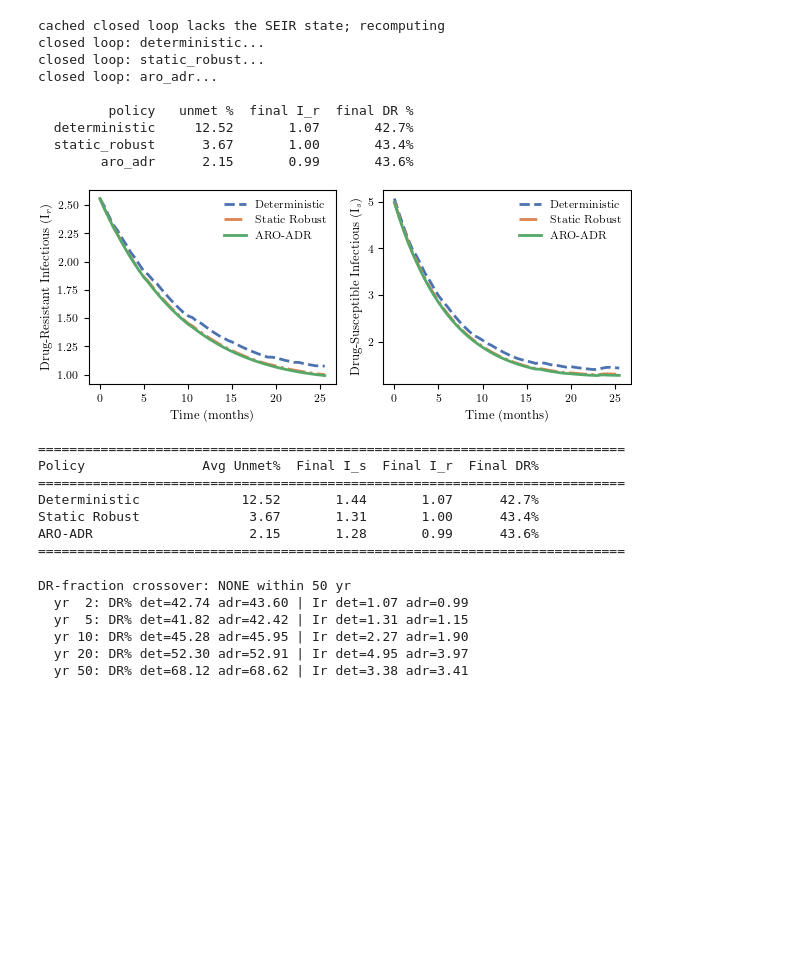
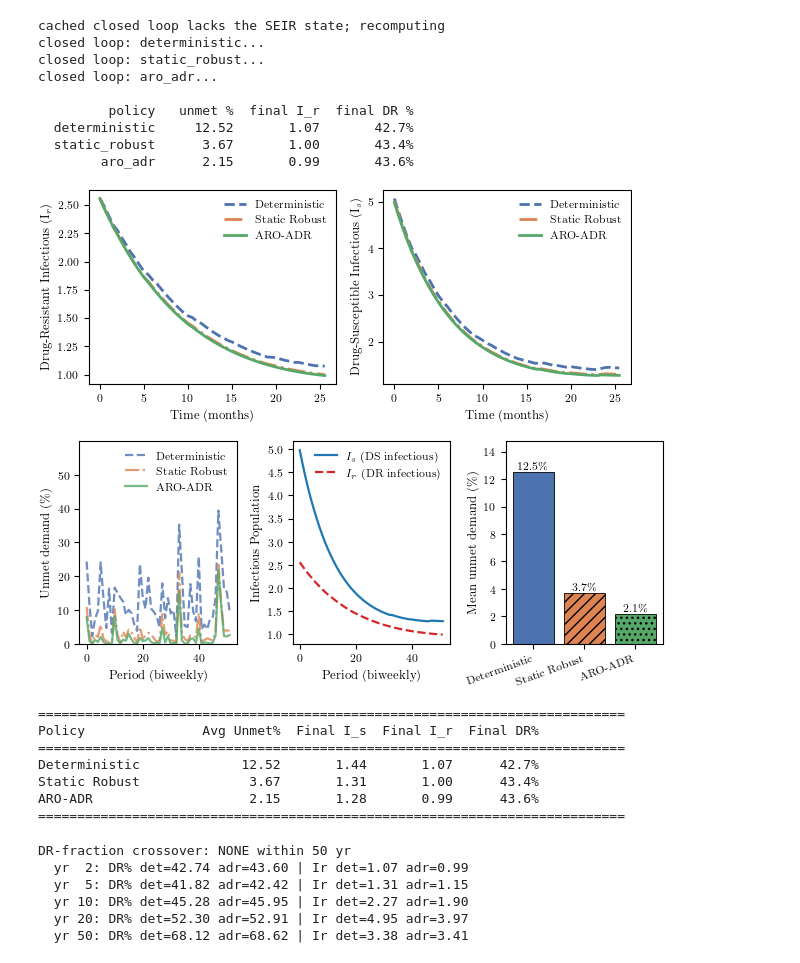
Before and after one commit to mistershilai/thesiscode2026, a Jupyter notebook: national_pipeline/national_pipeline.ipynb, the cells around one changed output. Saved outputs shown, nothing was run; the diff lists cells and outputs as text; code cells hidden in the pictures; blank space fills up the shorter version.

```diff
--- a/national_pipeline/national_pipeline.ipynb
+++ b/national_pipeline/national_pipeline.ipynb
@@ -10238,33 +10262,38 @@ for p in policy_names:
 ax.set_xlabel("Time (months)")
 ax.set_ylabel("Drug-Resistant Infectious (I$_r$)")
 ax.legend()
 
 # right: i_s trajectories
 ax = axes[1]
 for p in policy_names:
     df = closed_loop[POLICY_KEYS[policy_names.index(p)]]
     ax.plot(df["t"] * 0.5, df["Is"], label=p, linewidth=2, **policy_style(p))
 ax.set_xlabel("Time (months)")
 ax.set_ylabel("Drug-Susceptible Infectious (I$_s$)")
 ax.legend()
 
 plt.tight_layout()
 save_figure("../outputs/figures/resistance_emergence_comparison")
 plt.show()
 
+# The paper's epidemic results figure, from the same closed-loop run as the table.
+_cl = {p: closed_loop[POLICY_KEYS[policy_names.index(p)]] for p in policy_names}
+plot_epidemic_results(_cl, _cl["ARO-ADR"], "../outputs/figures/epidemic_gaborone_results")
+
 # summary table
 print("\n" + "="*75)
 print(f"{'Policy':20s} {'Avg Unmet%':>10s} {'Final I_s':>10s} {'Final I_r':>10s} {'Final DR%':>10s}")
 print("="*75)
 for p in policy_names:
     m = closed_loop[POLICY_KEYS[policy_names.index(p)]]
     e = m
     print(f"{p:20s} {m['unmet_pct_realized'].mean():10.2f} "
           f"{e['Is'].iloc[-1]:10.2f} {e['Ir'].iloc[-1]:10.2f} "
           f"{e['dr_fraction'].iloc[-1]*100:9.1f}%")
 print("="*75)
 # %% [output]
 [figure]
+[figure, added]
 ===========================================================================
 Policy               Avg Unmet%  Final I_s  Final I_r  Final DR%
 ===========================================================================
```
Also changed, not shown: parts of 10 cells of this notebook.
